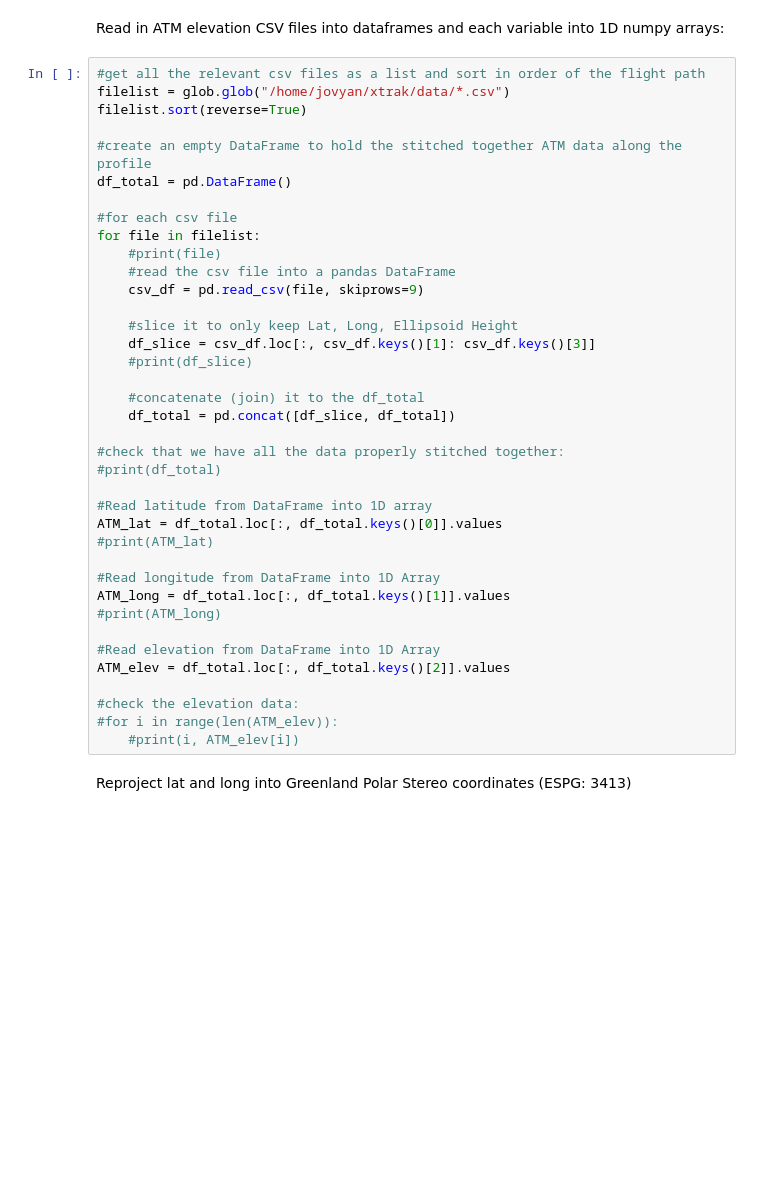
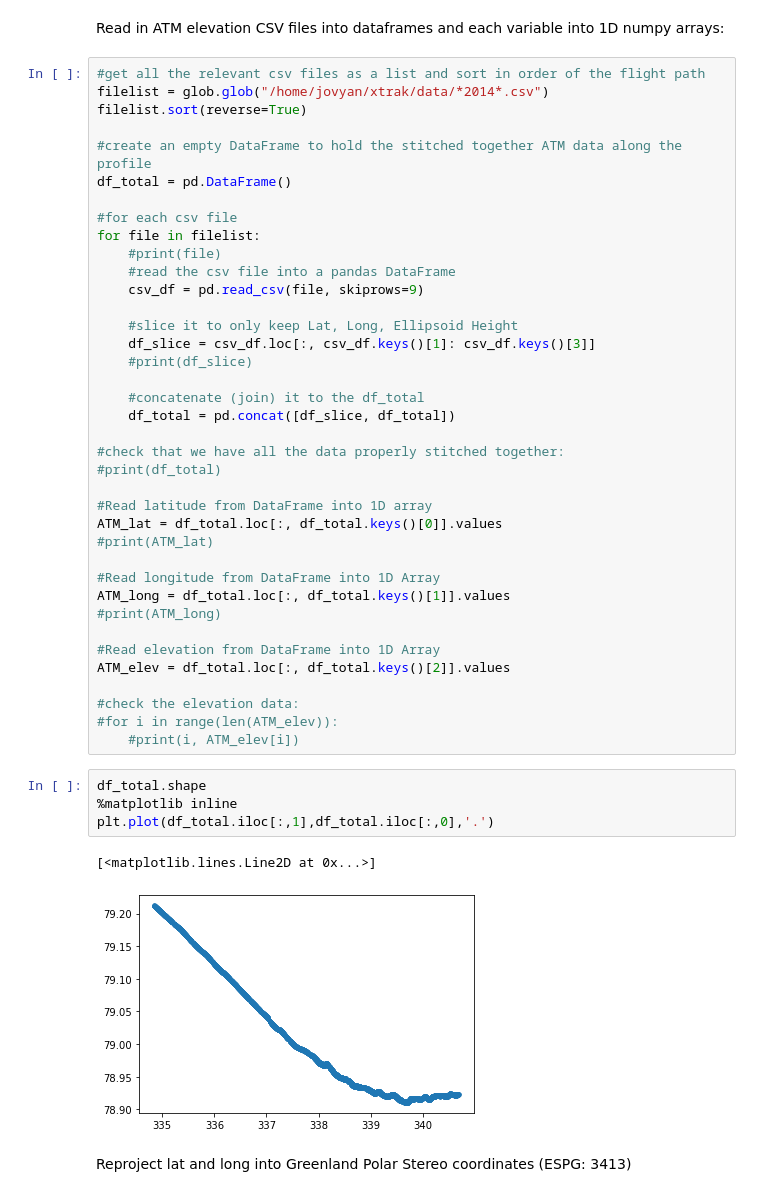
Before and after one commit to ICESAT-2HackWeek/xtrak, a Jupyter notebook: notebooks/ATMprocessing.ipynb, the cells around one changed output. Drawn from its saved outputs; the diff is of its cells as text; blank space fills up the shorter version.

```diff
--- a/notebooks/ATMprocessing.ipynb
+++ b/notebooks/ATMprocessing.ipynb
@@ -18,7 +18,7 @@ import pyproj
 Read in ATM elevation CSV files into dataframes and each variable into 1D numpy arrays:
 # %%
 #get all the relevant csv files as a list and sort in order of the flight path
-filelist = glob.glob("/home/jovyan/xtrak/data/*.csv")
+filelist = glob.glob("/home/jovyan/xtrak/data/*2014*.csv")
 filelist.sort(reverse=True)
 
 #create an empty DataFrame to hold the stitched together ATM data along the profile
@@ -54,6 +54,13 @@ ATM_elev = df_total.loc[:, df_total.keys()[2]].values
 #check the elevation data:
 #for i in range(len(ATM_elev)):
     #print(i, ATM_elev[i])
+# %%
+df_total.shape
+%matplotlib inline
+plt.plot(df_total.iloc[:,1],df_total.iloc[:,0],'.')
+# %% [output]
+[<matplotlib.lines.Line2D at 0x...>]
+[figure, added]
 # %% [markdown]
 Reproject lat and long into Greenland Polar Stereo coordinates (ESPG: 3413)
 # %%
```
Also changed, not shown: parts of 4 cells of this notebook.
